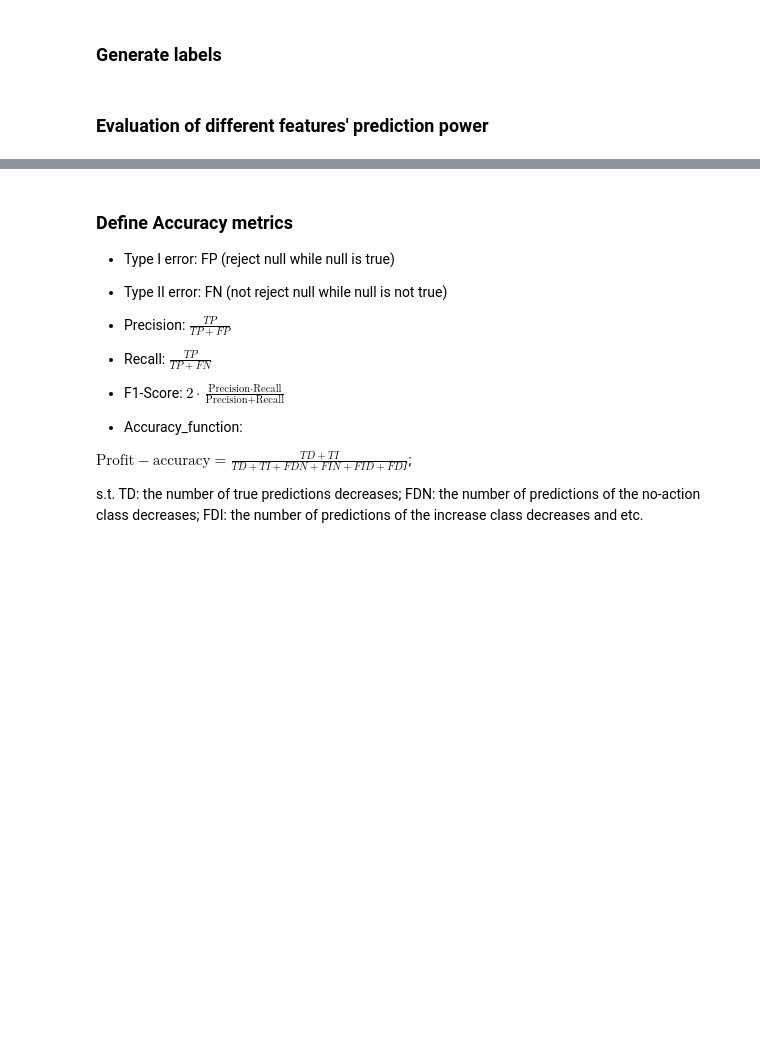
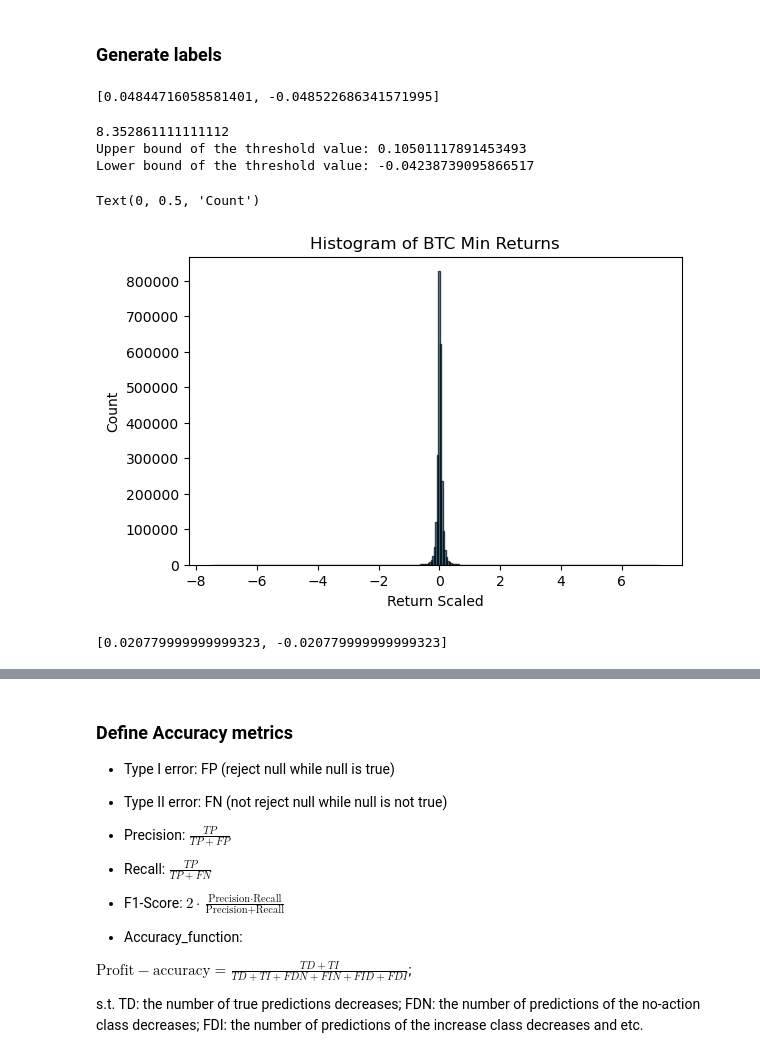
Before and after one commit to GraceXu402/price_prediction, a Jupyter notebook: LSTM model.ipynb, the cells around one changed output, grey strips where cells are left out. Cells and saved outputs as stored; diff of their text form; code cells hidden in the pictures; blank space fills up the shorter version.

```diff
--- a/LSTM model.ipynb
+++ b/LSTM model.ipynb
@@ -208,10 +40,14 @@ Error:
 btc_min_return = pd.read_csv('btc_min_return_selected.csv')
 btc_min_return.index =pd.to_datetime(btc_min_return['timestamp'])
 btc_min_return.drop(columns=['timestamp'],inplace=True)
+btc_min_return=btc_min_return[btc_min_return.index > '2019']
 btc_min_return['return_scaled'] = btc_min_return['return']*100
 print(btc_min_return.columns)
 
 features = btc_min_return.columns.to_list()
+features.remove('return')
 features.remove('return_scaled')
+features.remove('J_test_stats')
 TI_features = features[:6]+features[-17:]
 SV_features = features[:-17]
+Naive_features = features[:6]
@@ -218,49 +69,62 @@ SV_features = features[:-17]
 # %% [markdown]
 ### Generate labels
+# %%
+quantile_upper = 0.66
+quantile_lower = 1-quantile_upper
+accuracy_metric = 'Build_in_acc'
+target_used = 'target_quantile'
 # %%
 # Create the target variable -- Quantile based threshold
-upper_quantile = btc_min_return['return_scaled'].quantile(0.7)
-upper_quantile = btc_min_return['return_scaled'].quantile(0.3)
+upper_quantile = btc_min_return['return_scaled'].quantile(quantile_upper)
+lower_quantile = btc_min_return['return_scaled'].quantile(quantile_lower)
 btc_min_return['target_quantile'] = 0
 btc_min_return.loc[btc_min_return['return_scaled'].shift(-1) > upper_quantile, 'target_quantile'] = 1
 btc_min_return.loc[btc_min_return['return_scaled'].shift(-1) < lower_quantile, 'target_quantile'] = -1
 btc_min_return = btc_min_return.dropna()
 print([upper_quantile,lower_quantile])
+# %% [output]
+[0.04844716058581401, -0.048522686341571995]
 # %%
 print(len(btc_min_return)/200/60/24) # roughly ten days per bin
-number_of_bins = 200
+number_of_bins = 300
 bin_counts, bin_edges = np.histogram(btc_min_return['return_scaled'], bins=number_of_bins)
 
 sorted_indices = np.argsort(bin_counts)[::-1]
 sorted_bin_counts = bin_counts[sorted_indices]
 sorted_bin_edges = bin_edges[sorted_indices]
 
 original_bin_edges = bin_edges
 cumulative_counts = np.cumsum(sorted_bin_counts)
 total_count = len(btc_min_return)
-threshold_count_upper = 0.7 * total_count
-threshold_count_lower = 0.3 * total_count
+threshold_count_upper = 0.8 * total_count
+threshold_count_lower = 0.2 * total_count
 
 threshold_bin_index_upper = np.where(cumulative_counts >= threshold_count_upper)[0][0]
 threshold_upper_bound = original_bin_edges[sorted_indices[threshold_bin_index_upper] + 1] if threshold_bin_index_upper < len(original_bin_edges) - 1 else original_bin_edges[-1]
 threshold_bin_index_lower = np.where(cumulative_counts >= threshold_count_lower)[0][0]
 threshold_lower_bound = original_bin_edges[sorted_indices[threshold_bin_index_lower]]
 print(f'Upper bound of the threshold value: {threshold_upper_bound}')
 print(f'Lower bound of the threshold value: {threshold_lower_bound}')
 
 btc_min_return['target_hist'] = 0
 btc_min_return.loc[btc_min_return['return_scaled'].shift(-1) > threshold_upper_bound, 'target_hist'] = 1
 btc_min_return.loc[btc_min_return['return_scaled'].shift(-1) < threshold_lower_bound, 'target_hist'] = -1
 btc_min_return = btc_min_return.dropna()
 
 # Plotting
 plt.figure(figsize=(14, 4))
 
 plt.subplot(1, 2, 1)
 plt.hist(btc_min_return['return_scaled'], bins=number_of_bins, edgecolor='k', alpha=0.7)
 plt.title('Histogram of BTC Min Returns')
 plt.xlabel('Return Scaled')
 plt.ylabel('Count')
+# %% [output]
+8.352861111111112
+Upper bound of the threshold value: 0.10501117891453493
+Lower bound of the threshold value: -0.04238739095866517
+Text(0, 0.5, 'Count')
+[figure, added]
 # %%
 # Function to calculate entropy
 def calculate_entropy(labels):
@@ -294,7 +158,5 @@ def calculate_best_thresholds(close_diff, threshold_upper_bound):
 # Applying the algorithm
 Entropy_upper_threshold = calculate_best_thresholds(btc_min_return['return_scaled'], threshold_upper_bound)
 print([Entropy_upper_threshold, -Entropy_upper_threshold])
-btc_min_return['target_entropy'] = 0
-btc_min_return.loc[btc_min_return['return_scaled'].shift(-1) > Entropy_upper_threshold, 'target_entropy'] = 1
-btc_min_return.loc[btc_min_return['return_scaled'].shift(-1) < -Entropy_upper_threshold, 'target_entropy'] = -1
-btc_min_return = btc_min_return.dropna()
+# %% [output]
+[0.020779999999999323, -0.020779999999999323]
@@ -330,2 +202,0 @@ X_test_SV = X_SV[df[SV_features].index >= cutoff_date]
-# %% [markdown]
-### Evaluation of different features' prediction power
```
Also changed, not shown: parts of 49 cells of this notebook.
